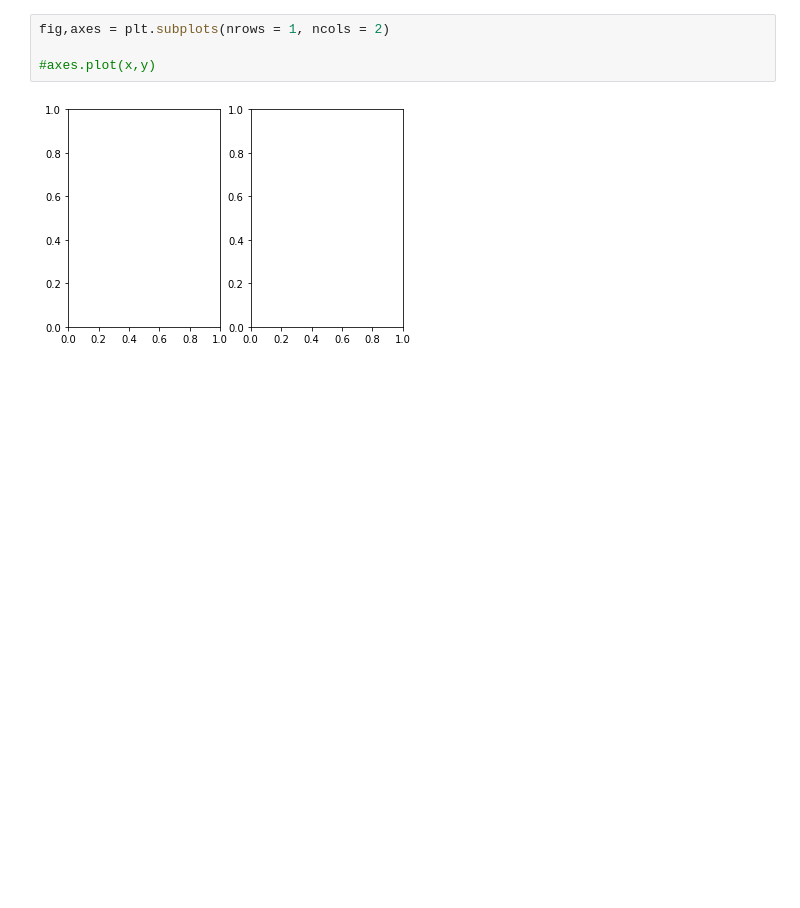
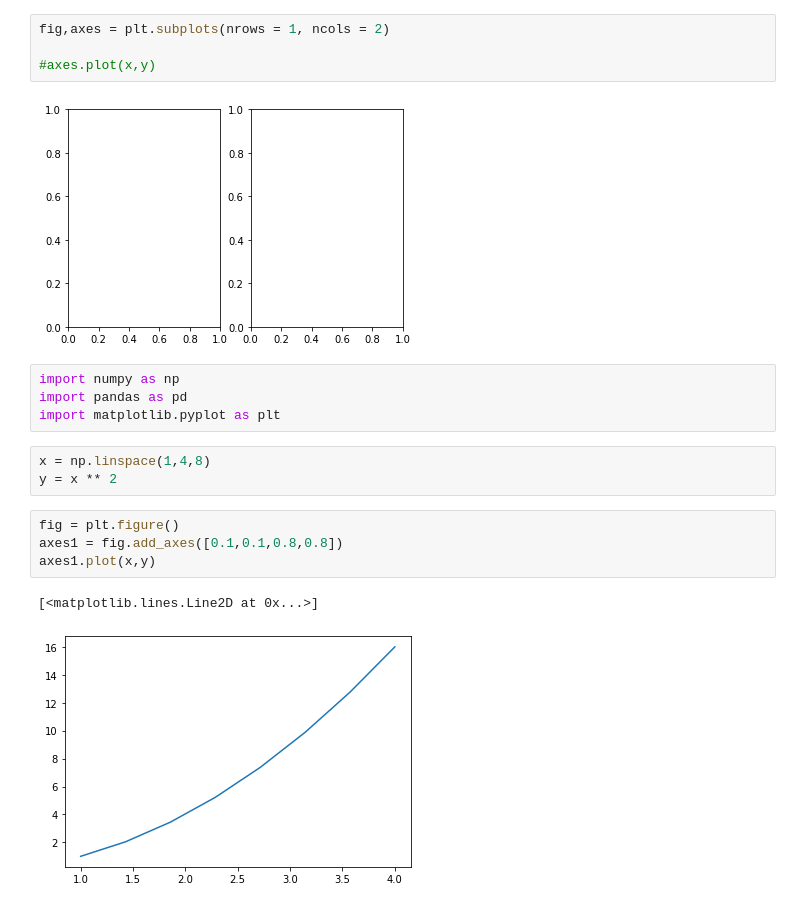
Before and after one commit to Sojiknight/PyDatSciStuds, a Jupyter notebook: Data visualization section.ipynb, the cells around one changed output. Drawn from its saved outputs; the diff is of its cells as text; blank space fills up the shorter version.

```diff
--- a/Data visualization section.ipynb
+++ b/Data visualization section.ipynb
@@ -162,3 +162,17 @@ fig,axes = plt.subplots(nrows = 1, ncols = 2)
 #axes.plot(x,y)
 # %% [output]
 [figure]
+# %%
+import numpy as np
+import pandas as pd
+import matplotlib.pyplot as plt
+# %%
+x = np.linspace(1,4,8)
+y = x ** 2
+# %%
+fig = plt.figure()
+axes1 = fig.add_axes([0.1,0.1,0.8,0.8])
+axes1.plot(x,y)
+# %% [output]
+[<matplotlib.lines.Line2D at 0x...>]
+[figure, added]
```
Also changed, not shown: parts of 10 cells of this notebook.
